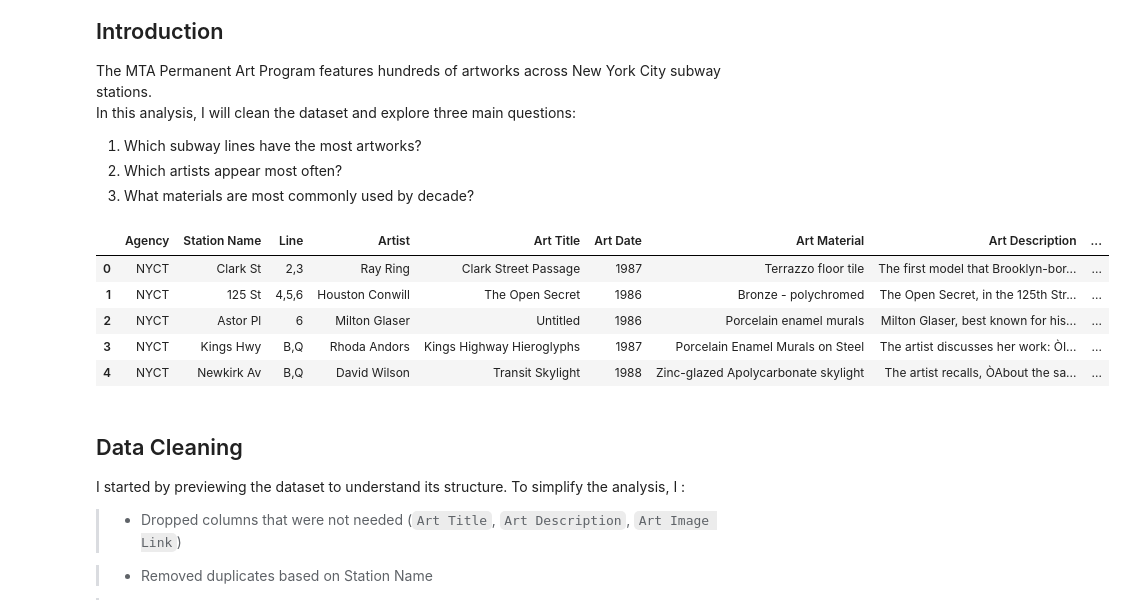
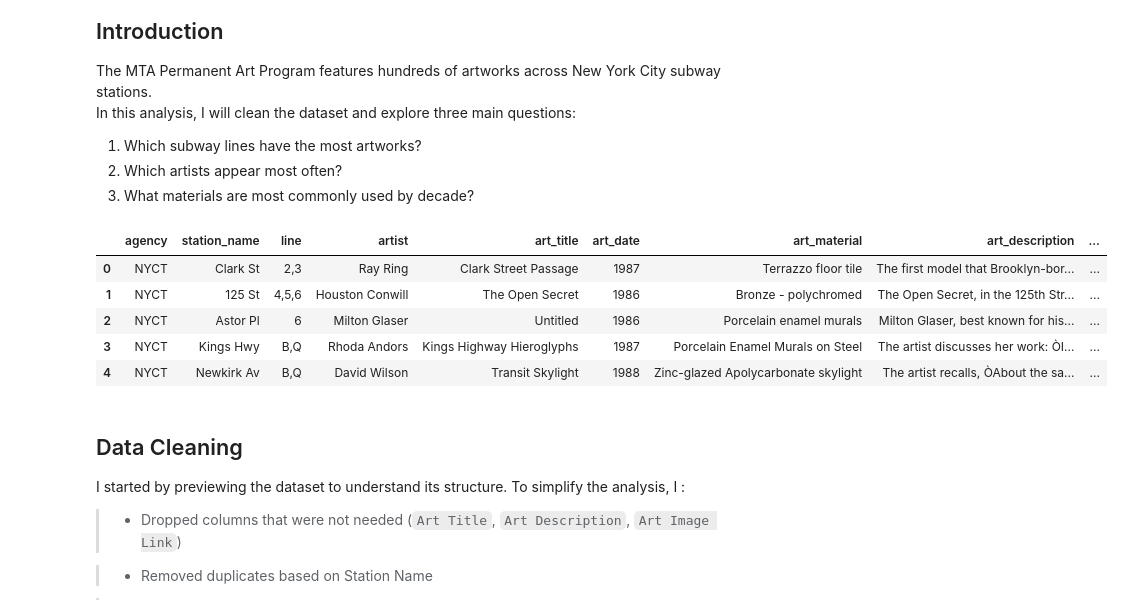
Before and after one commit to enraiha236/IS-362, a Jupyter notebook: Project 2/MTA Art.ipynb, the cells around one changed output. Saved outputs shown, nothing was run; the diff lists cells and outputs as text; code cells hidden in the pictures.

```diff
--- a/Project 2/MTA Art.ipynb
+++ b/Project 2/MTA Art.ipynb
@@ -10,15 +10,17 @@ In this analysis, I will clean the dataset and explore three main questions:
 # %%
 import pandas as pd
 import seaborn as sns
 import matplotlib.pyplot as plt
 import re
 import unicodedata
 
+url = "https://data.ny.gov/resource/4y8j-9pkd.csv"
+
 # Load dataset
-df = pd.read_csv("MTA_Permanent_Art_Catalog__Beginning_1980_20250927.csv")
+df = pd.read_csv(url)
 df.head()
 # %% [output]
-|  | Agency | Station Name | Line | Artist | Art Title | Art Date | Art Material | Art Description | ... |
+|  | agency | station_name | line | artist | art_title | art_date | art_material | art_description | ... |
 | 0 | NYCT | Clark St | 2,3 | Ray Ring | Clark Street Passage | 1987 | Terrazzo floor tile | The first model that Brooklyn-bor... | ... |
 | 1 | NYCT | 125 St | 4,5,6 | Houston Conwill | The Open Secret | 1986 | Bronze - polychromed | The Open Secret, in the 125th Str... | ... |
 | 2 | NYCT | Astor Pl | 6 | Milton Glaser | Untitled | 1986 | Porcelain enamel murals | Milton Glaser, best known for his... | ... |
```
Also changed, not shown: parts of 8 cells of this notebook, 1 other file.
